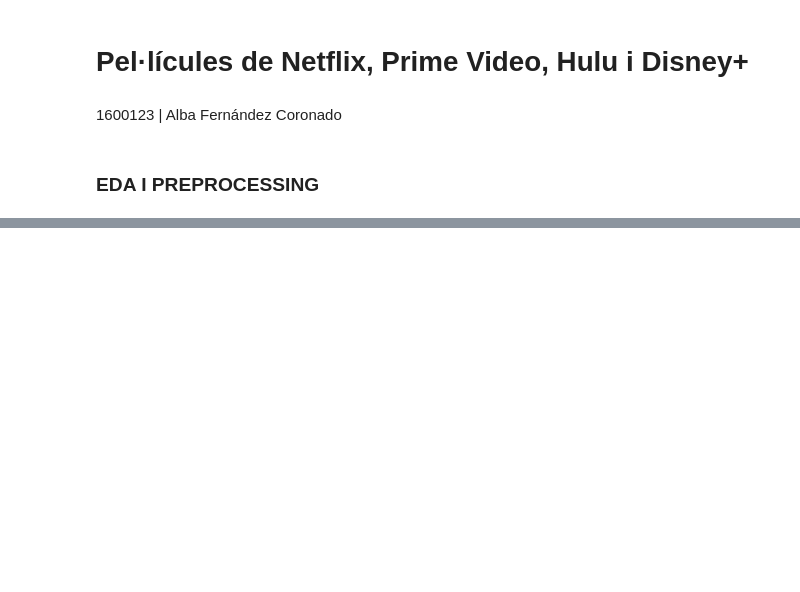
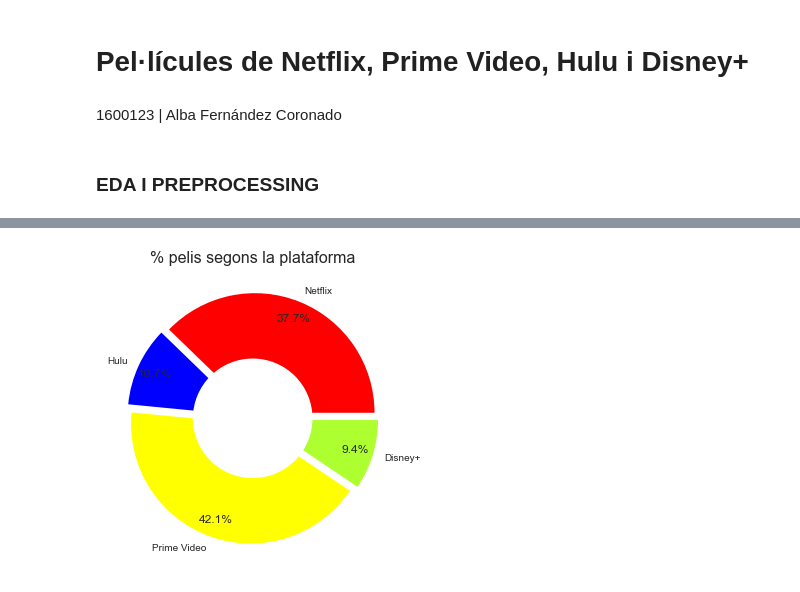
Before and after one commit to AlbaFernandezCor/MoviesOnStreamingPlatforms, a Jupyter notebook: Cas_Kaggle.ipynb, the cells around one changed output, grey strips where cells are left out. Cells and saved outputs as stored; diff of their text form; code cells hidden in the pictures; blank space fills up the shorter version.

```diff
--- a/Cas_Kaggle.ipynb
+++ b/Cas_Kaggle.ipynb
@@ -272,0 +206,27 @@ visualizer.poof()
+# %%
+#Gràfic segons el percentatge de pelis que té cada plataforma
+Plataformes = ['Netflix', 'Hulu', 'Prime Video', 'Disney+']
+rows = len(dataset_df.axes[0])
+nombre_pelis = [dataset_df['Netflix'].sum()/rows, dataset_df['Hulu'].sum()/rows,
+                dataset_df['Prime Video'].sum()/rows, dataset_df['Disney+'].sum()/rows]
+colors = ['#FF0000', '#0000FF', '#FFFF00', '#ADFF2F']
+explode = (0.05, 0.05, 0.05, 0.05)
+
+# Pie Chart
+plt.pie(nombre_pelis, colors=colors, labels=Plataformes,
+        autopct='%1.1f%%', pctdistance=0.85,
+        explode=explode)
+
+# draw circle
+centre_circle = plt.Circle((0, 0), 0.50, fc='white')
+fig = plt.gcf()
+# Adding Circle in Pie chart
+fig.gca().add_artist(centre_circle)
+
+# Adding Title of chart
+plt.title('% pelis segons la plataforma', fontsize=16)
+
+# Displaying Chart
+plt.show()
+# %% [output]
+[figure, added]
```
Also changed, not shown: parts of 59 cells of this notebook.
